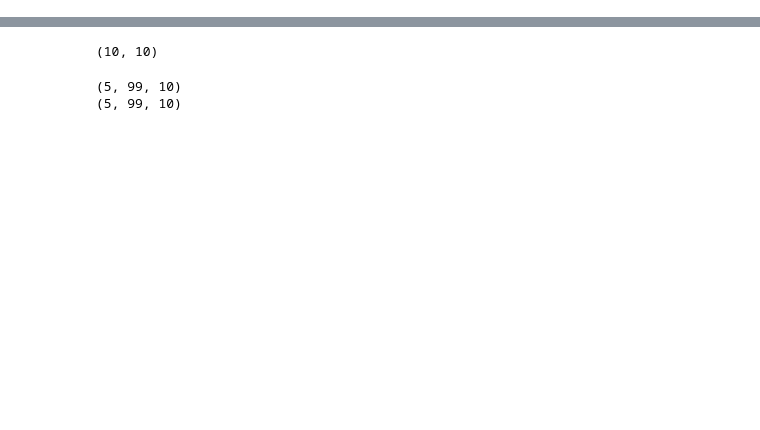
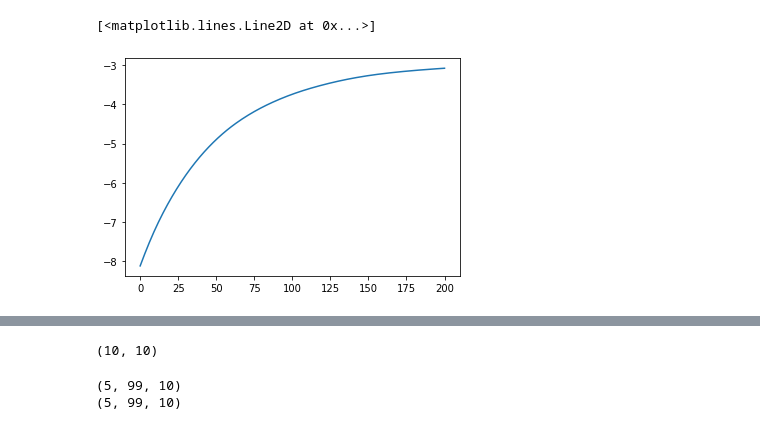
Before and after one commit to davidespalla/nimble, a Jupyter notebook: notebooks/devel.ipynb, the cells around one changed output, grey strips where cells are left out. Drawn from its saved outputs; the diff is of its cells as text; code cells hidden in the pictures; blank space fills up the shorter version.

```diff
--- a/notebooks/devel.ipynb
+++ b/notebooks/devel.ipynb
@@ -13,0 +83,5 @@ X = np.random.choice([1,-1],size=(n_reps,n_ts,n_neurons))
+# %%
+plt.plot(ll)
+# %% [output]
+[<matplotlib.lines.Line2D at 0x...>]
+[figure, added]
```
Also changed, not shown: parts of 14 cells of this notebook, 1 other file.
